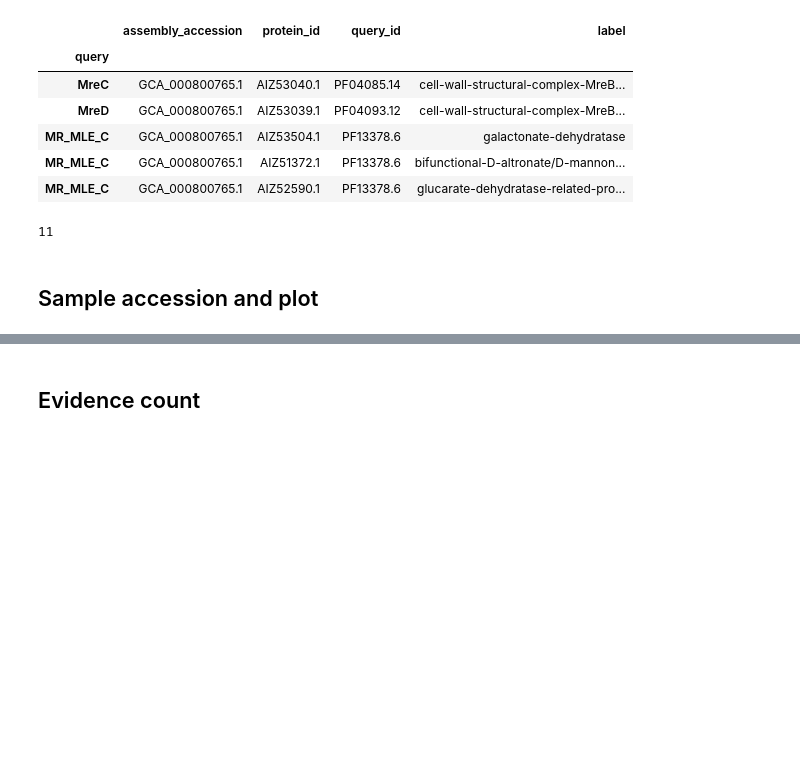
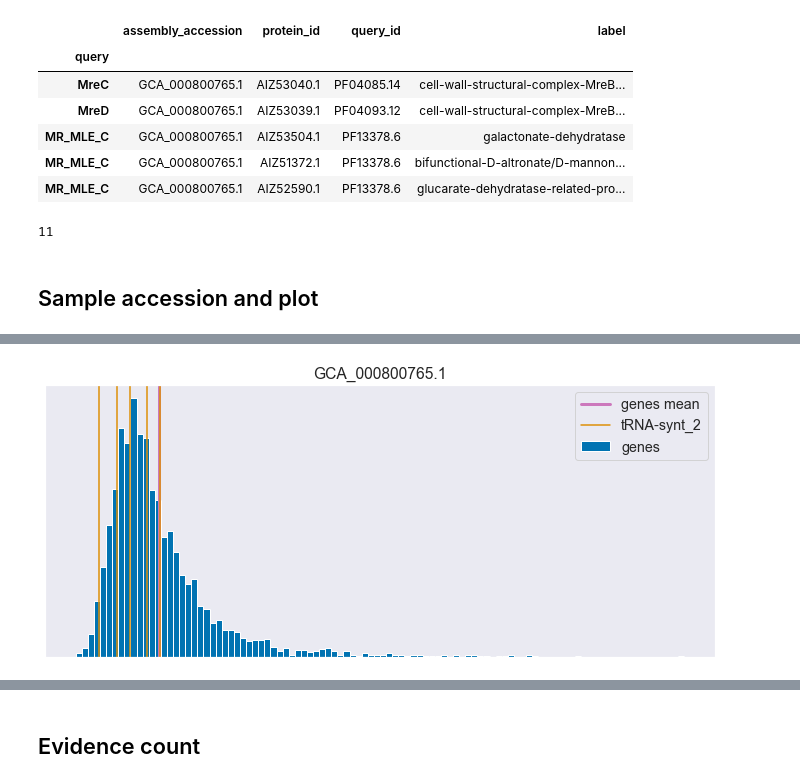
Before and after one commit to srom/nbias, a Jupyter notebook: notebook/Protein domain results.ipynb, the cells around one changed output, grey strips where cells are left out. Cells and saved outputs as stored; diff of their text form; code cells hidden in the pictures; blank space fills up the shorter version.

```diff
--- a/notebook/Protein domain results.ipynb
+++ b/notebook/Protein domain results.ipynb
@@ -239,0 +265,10 @@ The PostScript backend does not support transparency; partially transparent arti
+# %%
+f = plot_domain_distances(
+    assembly_df.loc[[e_coli_assembly]],
+    domain_query='tRNA-synt_2',
+    query_type='pfam',
+    n_samples=1,
+    figsize=(12, 5),
+)
+# %% [output]
+[figure, added]
```
Also changed, not shown: parts of 36 cells of this notebook, 4 other files.
